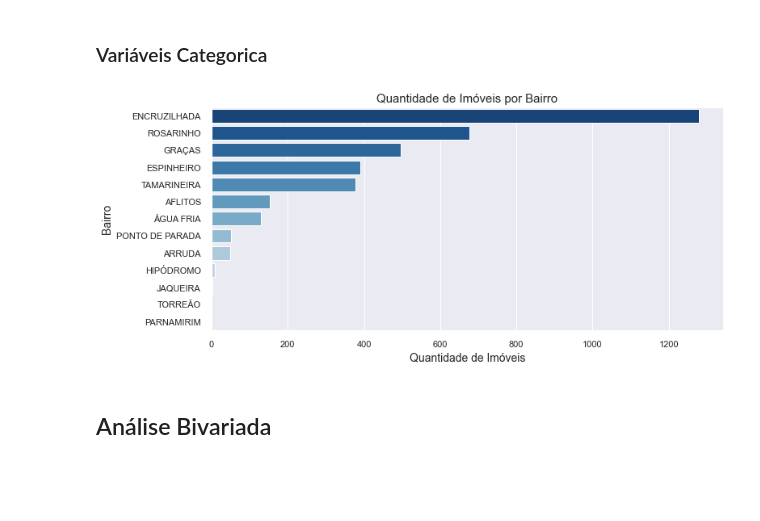
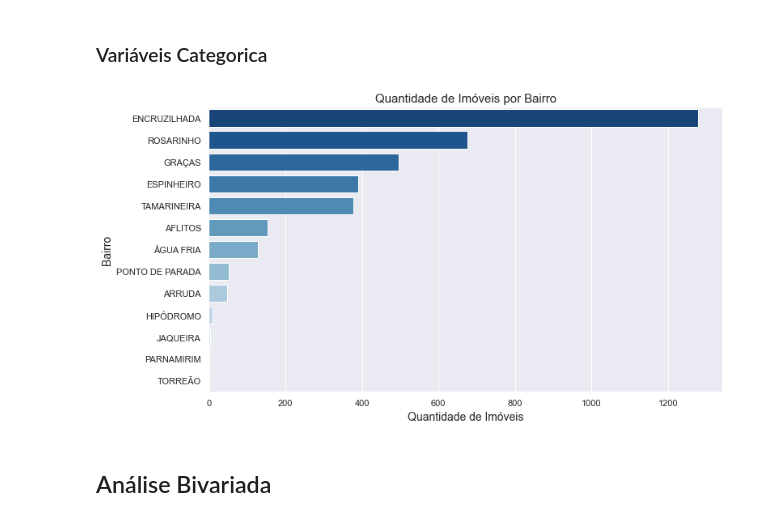
Before and after one commit to wvcalbuquerque/eda_apartamentosznrecife_python, a Jupyter notebook: notebooks/EDA.ipynb, the cells around one changed output. Drawn from its saved outputs; the diff is of its cells as text; code cells hidden in the pictures; blank space fills up the shorter version.

```diff
--- a/notebooks/EDA.ipynb
+++ b/notebooks/EDA.ipynb
@@ -226,16 +237,16 @@ num_attributes.hist(bins = 25);
 # %% [markdown]
 ### Variáveis Categorica
 # %%
-plt.figure(figsize=(20,5))
+plt.figure(figsize=(20,6))
 plt.subplot(1,2,1)
 sns.countplot(y = 'bairro', data = df, order=df['bairro'].value_counts().index, palette='Blues_r')
 plt.xlabel("Quantidade de Imóveis", size=14)
 plt.ylabel("Bairro", size=14)
 plt.title("Quantidade de Imóveis por Bairro", size=15)
 plt.tight_layout()
 plt.savefig("imoveis_por_bairro.png", dpi=100)
 # %% [output]
-[figure, old version]
+[figure, new version]
 # %% [markdown]
 ## Análise Bivariada
 # %% [markdown]
```
Also changed, not shown: parts of 16 cells of this notebook.
